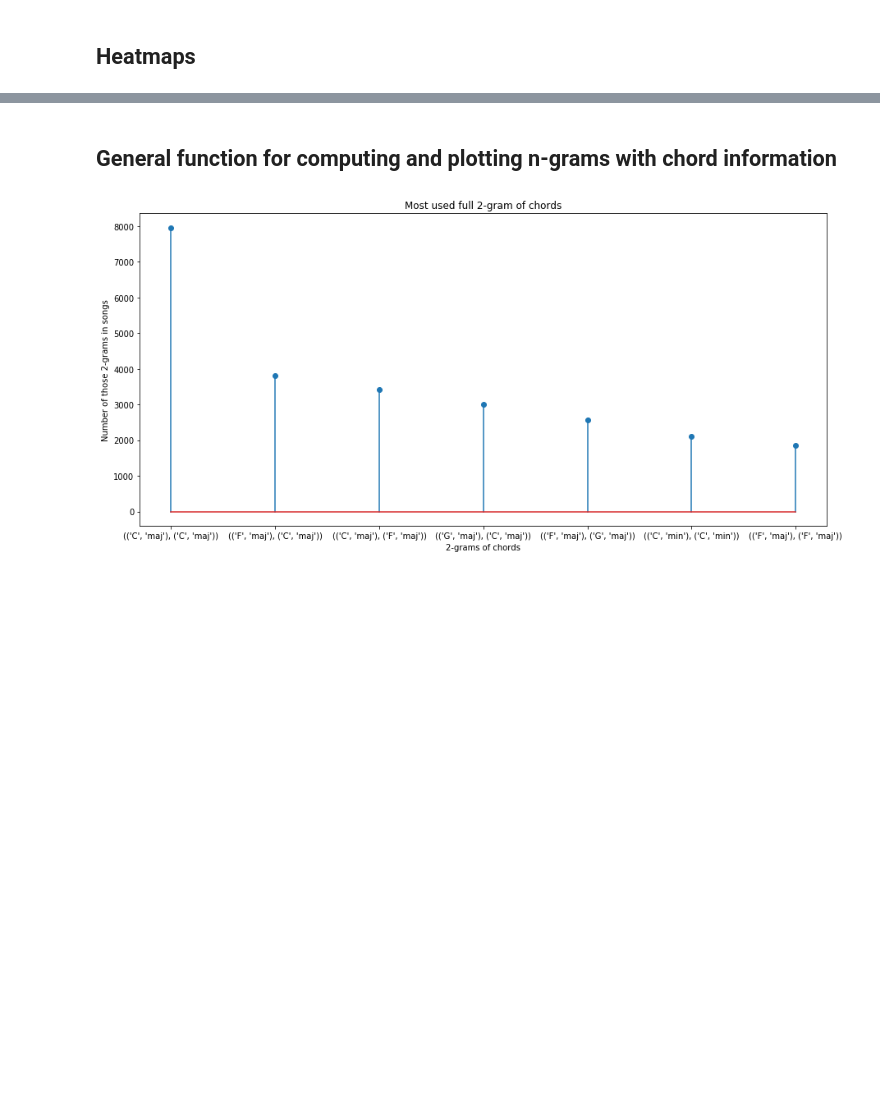
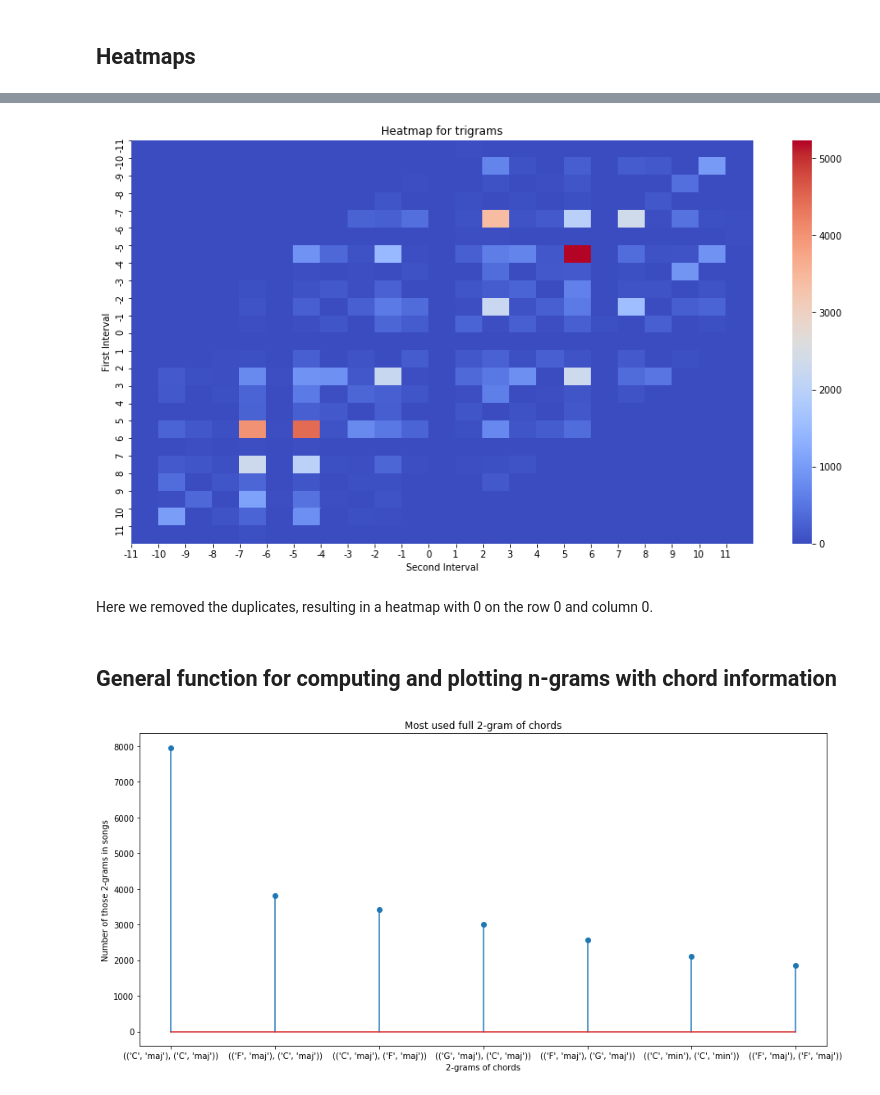
Before and after one commit to lucieperrotta/Digital-Musicology, a Jupyter notebook: processing/processing.ipynb, the cells around one changed output, grey strips where cells are left out. Cells and saved outputs as stored; diff of their text form; code cells hidden in the pictures; blank space fills up the shorter version.

```diff
--- a/processing/processing.ipynb
+++ b/processing/processing.ipynb
@@ -217,3 +238,9 @@ plot_heatmap(clean_data)
+# %%
+plot_heatmap(removed_duplicates)
+# %% [output]
+[figure, added]
+# %% [markdown]
+Here we removed the duplicates, resulting in a heatmap with 0 on the row 0 and column 0.
 # %% [markdown]
 ## General function for computing and plotting n-grams with chord information
 # %%
```
Also changed, not shown: parts of 20 cells of this notebook, 3 other files.
